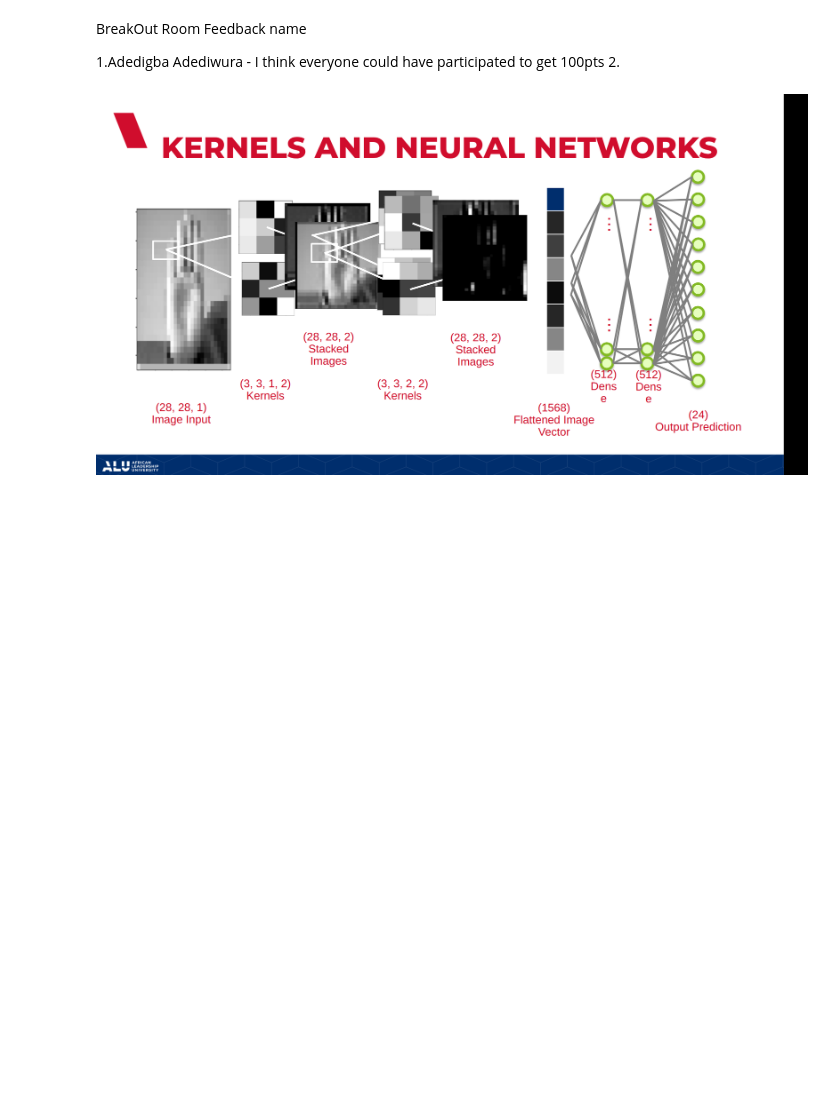
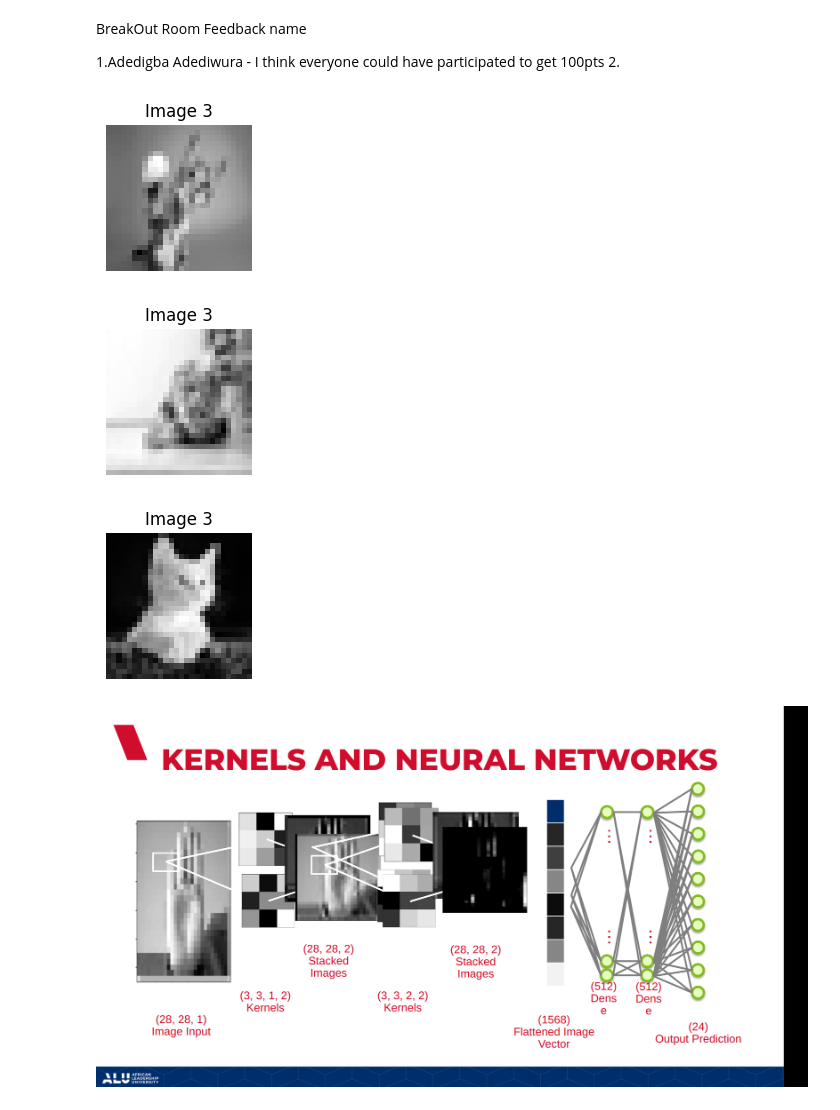
Before and after one commit to Branis333/CNN_class_activity, a Jupyter notebook: CNN_inclass_activity.ipynb, the cells around one changed output. Cells and saved outputs as stored; diff of their text form; code cells hidden in the pictures; blank space fills up the shorter version.

```diff
--- a/CNN_inclass_activity.ipynb
+++ b/CNN_inclass_activity.ipynb
@@ -20,23 +20,33 @@ import numpy as np
 # %%
 # #Loading image data
 
 image_urls = [
     "https://t4.ftcdn.net/jpg/02/66/72/41/360_F_266724172_Iy8gdKgMa7XmrhYYxLCxyhx6J7070Pr8.jpg",
     "https://t3.ftcdn.net/jpg/02/36/99/22/360_F_236992283_sNOxCVQeFLd5pdqaKGh8DRGMZy7P4XKm.jpg",
     "https://encrypted-tbn0.gstatic.com/images?q=tbn:ANd9GcQHtGGbkhGt7_kjElLH4Ma4IVyEIbP_sE5x5-UJBaKHEJN84bchAWlv8c8&s"
 ]
 
 images = []
 for url in image_urls:
     try:
         response = requests.get(url, timeout=5)
         img = Image.open(BytesIO(response.content))
         img_resized = img.resize((28, 28)).convert('L')  # Force resize to 28x28 and convert to grayscale
         images.append(np.array(img_resized))
+
+        plt.subplot(1, 3, i)
+        plt.imshow(img_resized, cmap='gray')
+        plt.axis('off')
+        plt.title(f'Image {i}')
+        plt.show()
     except Exception as e:
         print(f"Error loading image {url}: {e}")
 # Make sure they are at least 3 images
 # Makes sure to resize the images to (28,28)
+# %% [output]
+[figure, added]
+[figure, added]
+[figure, added]
 # %% [markdown]
 ![Screenshot from 2025-05-21 12-04-23.png](embedded-picture-1)
 # %%
```
